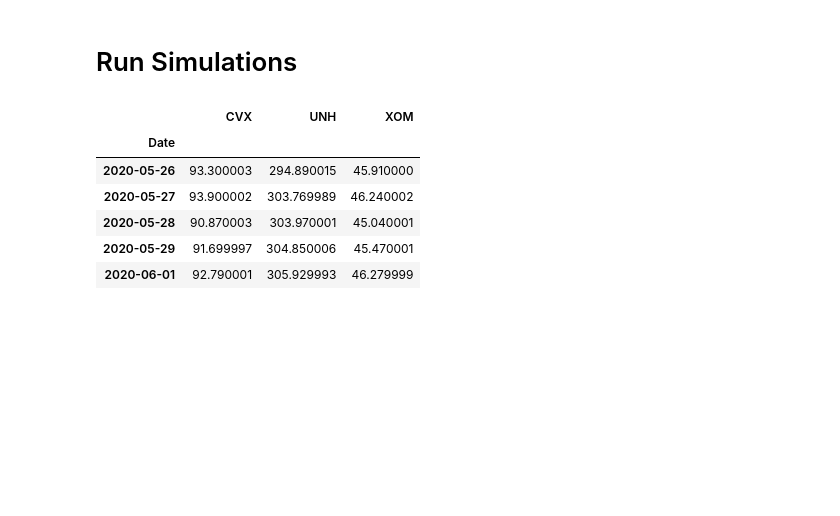
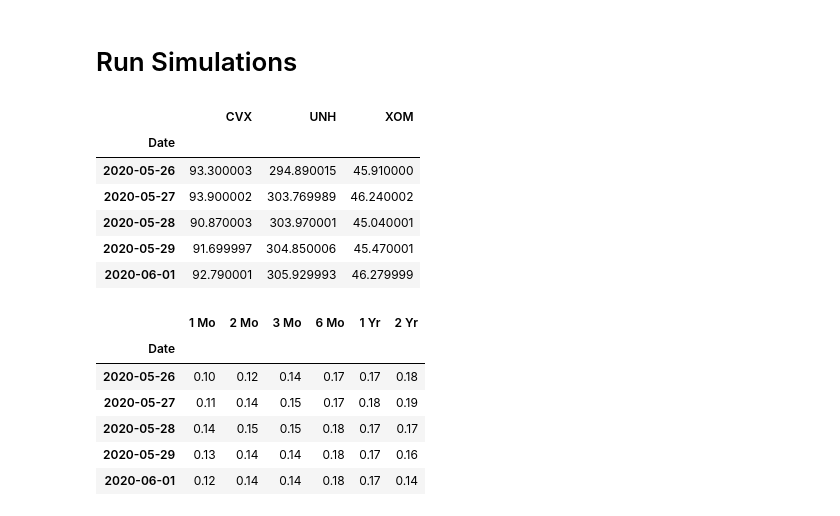
Before and after one commit to majulahsingapuri/Simulation-in-Finance, a Jupyter notebook: sim.ipynb, the cells around one changed output. Drawn from its saved outputs; the diff is of its cells as text; code cells hidden in the pictures; blank space fills up the shorter version.

```diff
--- a/sim.ipynb
+++ b/sim.ipynb
@@ -155,3 +165,14 @@ df.head()
 | 2020-05-28 | 90.870003 | 303.970001 | 45.040001 |
 | 2020-05-29 | 91.699997 | 304.850006 | 45.470001 |
 | 2020-06-01 | 92.790001 | 305.929993 | 46.279999 |
+# %%
+rates_df = pd.read_csv("rates.csv", index_col='Date', parse_dates=True)
+rates_df.head()
+# %% [output]
+|  | 1 Mo | 2 Mo | 3 Mo | 6 Mo | 1 Yr | 2 Yr |
+| Date |  |  |  |  |  |  |
+| 2020-05-26 | 0.10 | 0.12 | 0.14 | 0.17 | 0.17 | 0.18 |
+| 2020-05-27 | 0.11 | 0.14 | 0.15 | 0.17 | 0.18 | 0.19 |
+| 2020-05-28 | 0.14 | 0.15 | 0.15 | 0.18 | 0.17 | 0.17 |
+| 2020-05-29 | 0.13 | 0.14 | 0.14 | 0.18 | 0.17 | 0.16 |
+| 2020-06-01 | 0.12 | 0.14 | 0.14 | 0.18 | 0.17 | 0.14 |
```
Also changed, not shown: parts of 14 cells of this notebook, 1 other file.
